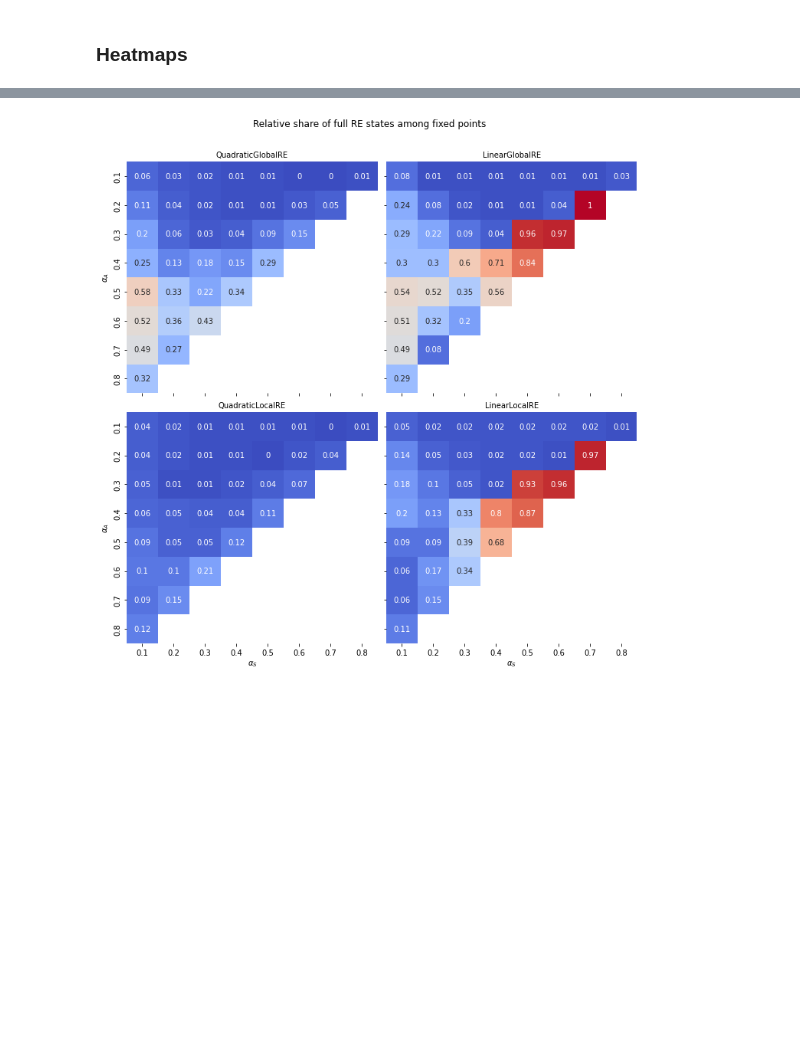
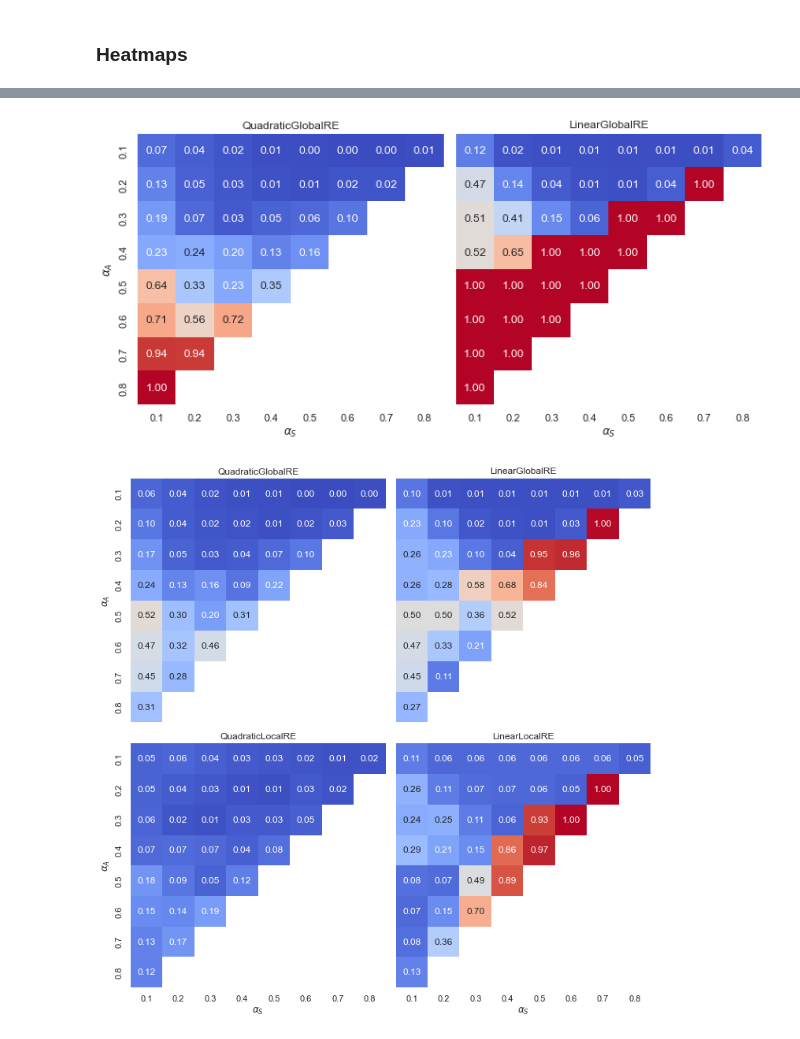
Before and after one commit to re-models/re-technical-report, a Jupyter notebook: notebooks/data_analysis_chapter_full_re_states.ipynb, the cells around one changed output, grey strips where cells are left out. Drawn from its saved outputs; the diff is of its cells as text; code cells hidden in the pictures; blank space fills up the shorter version.

```diff
--- a/notebooks/data_analysis_chapter_full_re_states.ipynb
+++ b/notebooks/data_analysis_chapter_full_re_states.ipynb
@@ -471,14 +640,47 @@ if export_results:
 # %%
-normalized_heat_maps_by_weights(wgrouped_fp_data,
-                                "rel_fp_full_re",
-                                "Relative share of full RE states among fixed points{}".format(" (all branches)" if analyse_branches else ""),
-                                annot_std = False,
-                                annot_fmt="{:2.2f}\n")
-
-branches = "branches" if analyse_branches else "setups"
-
-if export_results:
-    plt.savefig(path.join(figures_output_dir, 'rel_fp_full_re_{}.png'.format(branches)), bbox_inches='tight')
-    plt.savefig(path.join(figures_output_dir, 'rel_fp_full_re_{}.pdf'.format(branches)), bbox_inches='tight')
+#normalized_heat_maps_by_weights(wgrouped_fp_data,
+#                                "rel_fp_full_re",
+#                                "Relative share of full RE states among fixed points{}".format(" (all branches)" if analyse_branches else ""),
+#                                annot_std = False,
+#                                annot_fmt="{:2.2f}\n")
+#
+#branches = "branches" if analyse_branches else "setups"
+#
+#if export_results:
+#    plt.savefig(path.join(figures_output_dir, 'rel_fp_full_re_{}.png'.format(branches)), bbox_inches='tight')
+#    plt.savefig(path.join(figures_output_dir, 'rel_fp_full_re_{}.pdf'.format(branches)), bbox_inches='tight')
-# %% [output]
-[figure, removed]
+# %%
+for data, endpoint_type in zip([exploded_go_data, exploded_fp_data], ["go", "fp"]):
+
+    # restrict global optima dataframe to two variants
+    if endpoint_type=="go":
+        rdata = data[data["model_name"].isin(go_models)]
+    else:
+        rdata=data
+
+    endpoint = "global opima" if endpoint_type == "go" else "fixed points"
+
+    if (analyse_branches) & (endpoint_type=="fp"):
+        endpoint += " (all branches)"
+
+    heat_maps_by_weights(re_data = rdata,
+                     values = "{}_full_re_state".format(endpoint_type),
+                     #title = 'Relative share of full RE states among {}'.format(endpoint),
+                     annot_std = False,
+                     annot_fmt="{:2.2f}\n",
+                     annot_std_fmt = r'$\pm${:2.3f}',
+                     vmin=0, vmax=1,
+                     bootstrap=bootstrap,
+                     n_resamples=n_resamples)
+
+
+    branches = "pp" if analyse_branches else "rp"
+
+    if export_results:
+        plt.savefig(path.join(figures_output_dir, 'hm_rel_{}_full_re_{}.png'.format(endpoint_type, branches)), bbox_inches='tight')
+        plt.savefig(path.join(figures_output_dir, 'hm_rel_{}_full_re_{}.pdf'.format(endpoint_type, branches)), bbox_inches='tight')
+
+    plt.show()
+# %% [output]
+[figure, added]
+[figure, added]
```
Also changed, not shown: parts of 42 cells of this notebook, 57 other files.
